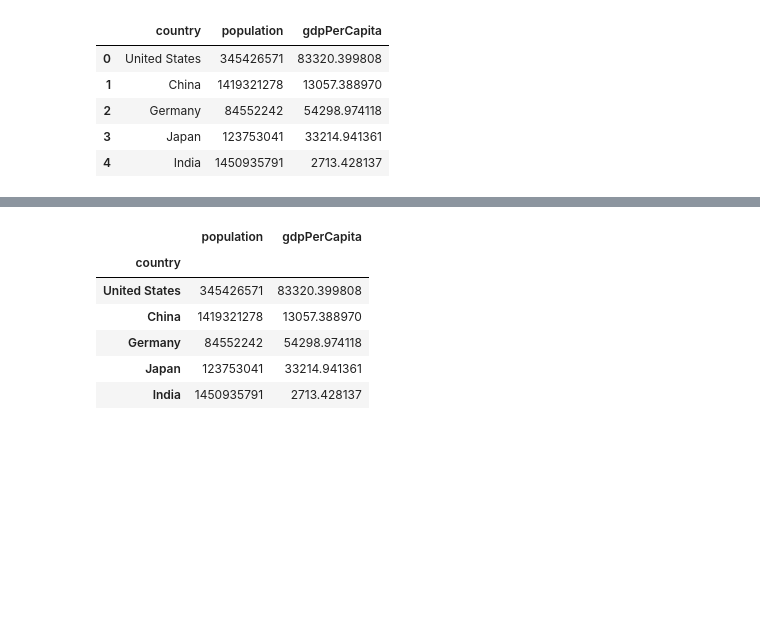
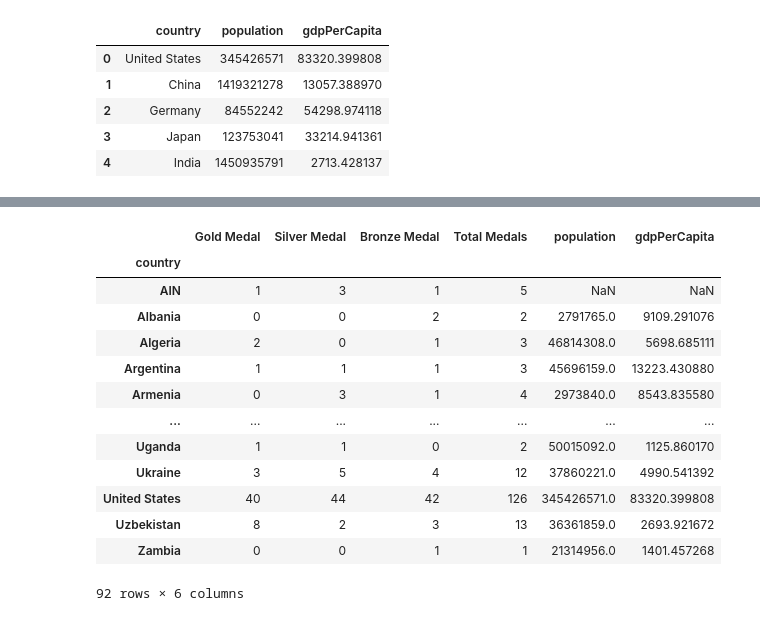
Before and after one commit to yildiramdsa/olympic_medal_distribution_analysis, a Jupyter notebook: notebooks/q5.ipynb, the cells around one changed output, grey strips where cells are left out. Cells and saved outputs as stored; diff of their text form; code cells hidden in the pictures; blank space fills up the shorter version.

```diff
--- a/notebooks/q5.ipynb
+++ b/notebooks/q5.ipynb
@@ -17,0 +50,3 @@ medal_distribution_2024.head()
+# %%
+medal_distribution_2024 = medal_distribution_2024.drop_duplicates(keep='first')
+medal_distribution_2024.head()
@@ -90,11 +169,23 @@ memory usage: 5.1+ KB
-# %%
-world_population_gdp_2024.set_index('country', inplace=True)
-world_population_gdp_2024.head()
-# %% [output]
-|  | population | gdpPerCapita |
-| country |  |  |
-| United States | 345426571 | 83320.399808 |
-| China | 1419321278 | 13057.388970 |
-| Germany | 84552242 | 54298.974118 |
-| Japan | 123753041 | 33214.941361 |
-| India | 1450935791 | 2713.428137 |
+# %%
+# To merge the two dataframes, keeping all rows from medal_distribution_2024
+# and only matching rows from world_population_gdp_2024:
+
+medals_population_gdp_2024 = medal_distribution_2024.merge(world_population_gdp_2024,
+                                                           left_index=True, right_index=True,
+                                                           how='left')
+medals_population_gdp_2024
+# %% [output]
+|  | Gold Medal | Silver Medal | Bronze Medal | Total Medals | population | gdpPerCapita |
+| country |  |  |  |  |  |  |
+| AIN | 1 | 3 | 1 | 5 | NaN | NaN |
+| Albania | 0 | 0 | 2 | 2 | 2791765.0 | 9109.291076 |
+| Algeria | 2 | 0 | 1 | 3 | 46814308.0 | 5698.685111 |
+| Argentina | 1 | 1 | 1 | 3 | 45696159.0 | 13223.430880 |
+| Armenia | 0 | 3 | 1 | 4 | 2973840.0 | 8543.835580 |
+| ... | ... | ... | ... | ... | ... | ... |
+| Uganda | 1 | 1 | 0 | 2 | 50015092.0 | 1125.860170 |
+| Ukraine | 3 | 5 | 4 | 12 | 37860221.0 | 4990.541392 |
+| United States | 40 | 44 | 42 | 126 | 345426571.0 | 83320.399808 |
+| Uzbekistan | 8 | 2 | 3 | 13 | 36361859.0 | 2693.921672 |
+| Zambia | 0 | 0 | 1 | 1 | 21314956.0 | 1401.457268 |
+92 rows × 6 columns
```
Also changed, not shown: parts of 22 cells of this notebook, 4 other files.
